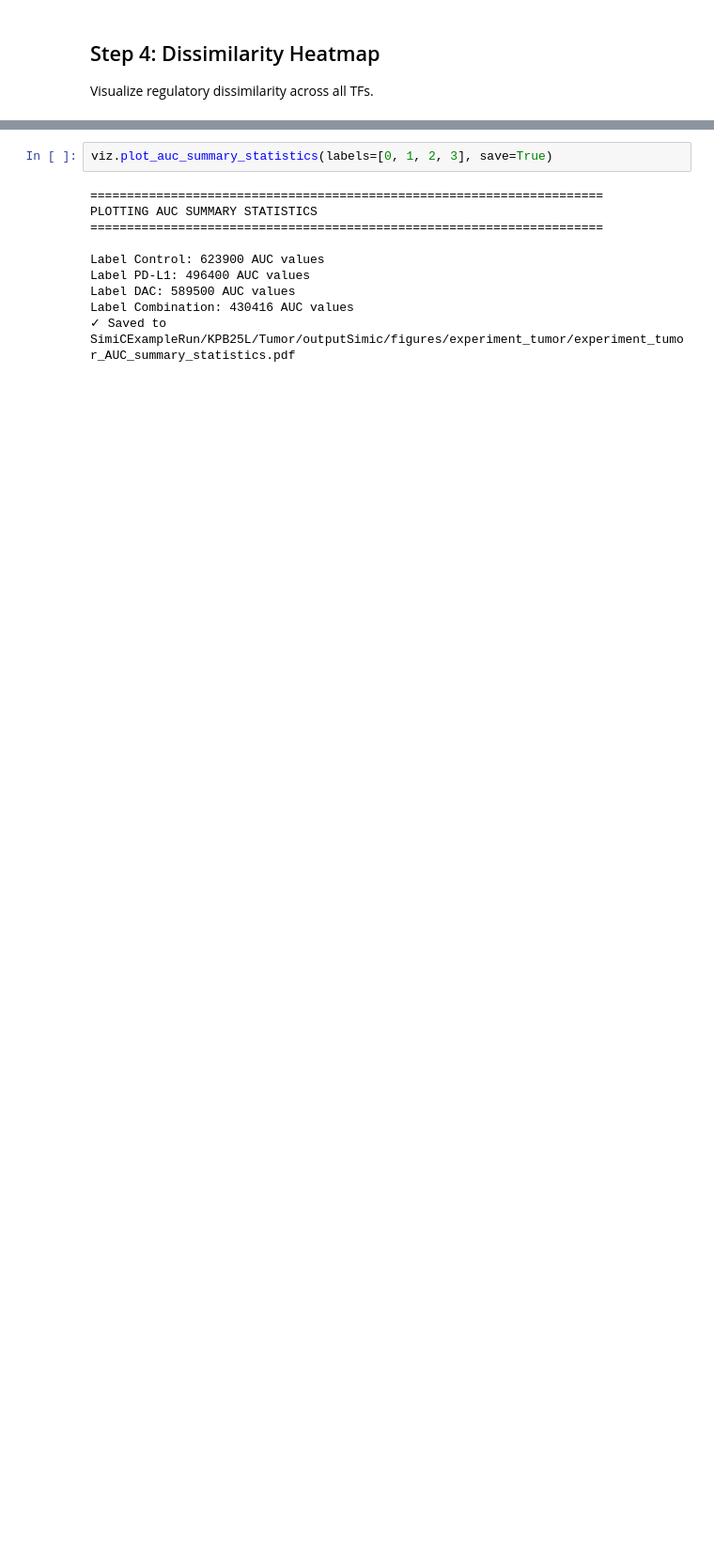
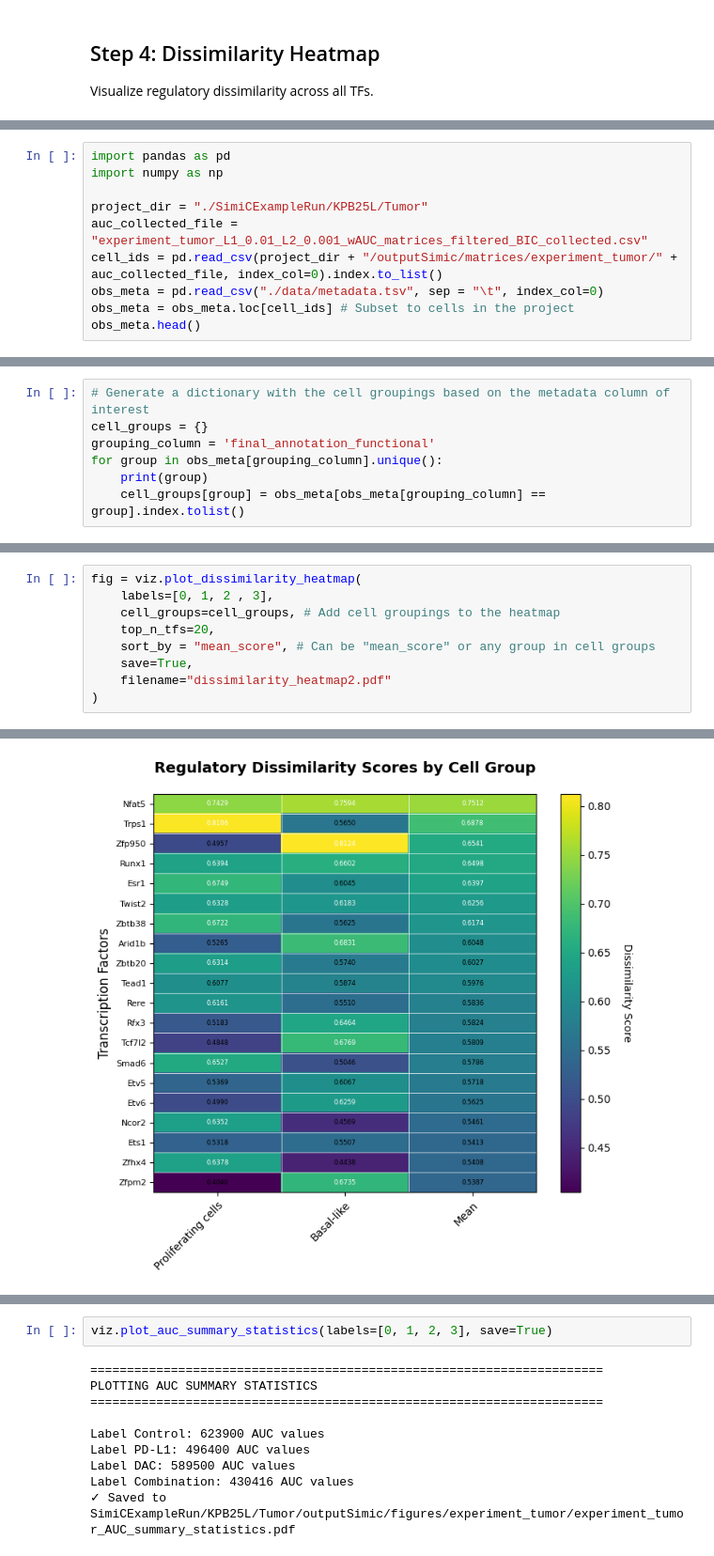
Before and after one commit to ML4BM-Lab/SimiCPipeline, a Jupyter notebook: notebooks/Tutorial_SimiCPipeline_visualization.ipynb, the cells around one changed output, grey strips where cells are left out. Shown at 94% size. Saved outputs shown, nothing was run; the diff lists cells and outputs as text; blank space fills up the shorter version.

```diff
--- a/notebooks/Tutorial_SimiCPipeline_visualization.ipynb
+++ b/notebooks/Tutorial_SimiCPipeline_visualization.ipynb
@@ -521,0 +512,10 @@ df.head(10)
+# %%
+import pandas as pd
+import numpy as np
+
+project_dir = "./SimiCExampleRun/KPB25L/Tumor"
+auc_collected_file = "experiment_tumor_L1_0.01_L2_0.001_wAUC_matrices_filtered_BIC_collected.csv"
+cell_ids = pd.read_csv(project_dir + "/outputSimic/matrices/experiment_tumor/" + auc_collected_file, index_col=0).index.to_list()
+obs_meta = pd.read_csv("./data/metadata.tsv", sep = "\t", index_col=0)
+obs_meta = obs_meta.loc[cell_ids] # Subset to cells in the project
+obs_meta.head()
@@ -521,0 +530,7 @@ df.head(10)
+# %%
+# Generate a dictionary with the cell groupings based on the metadata column of interest
+cell_groups = {}
+grouping_column = 'final_annotation_functional'
+for group in obs_meta[grouping_column].unique():
+    print(group)
+    cell_groups[group] = obs_meta[obs_meta[grouping_column] == group].index.tolist()
@@ -521,0 +540,10 @@ df.head(10)
+# %%
+fig = viz.plot_dissimilarity_heatmap(
+    labels=[0, 1, 2 , 3],
+    cell_groups=cell_groups, # Add cell groupings to the heatmap
+    top_n_tfs=20,
+    sort_by = "mean_score", # Can be "mean_score" or any group in cell groups
+    save=True,
+    filename="dissimilarity_heatmap2.pdf"
+)
+# %% [output]
@@ -522 +555,2 @@ df.head(10)
+[figure, added]
 # %% [markdown]
```
Also changed, not shown: parts of 15 cells of this notebook, 2 other files.
